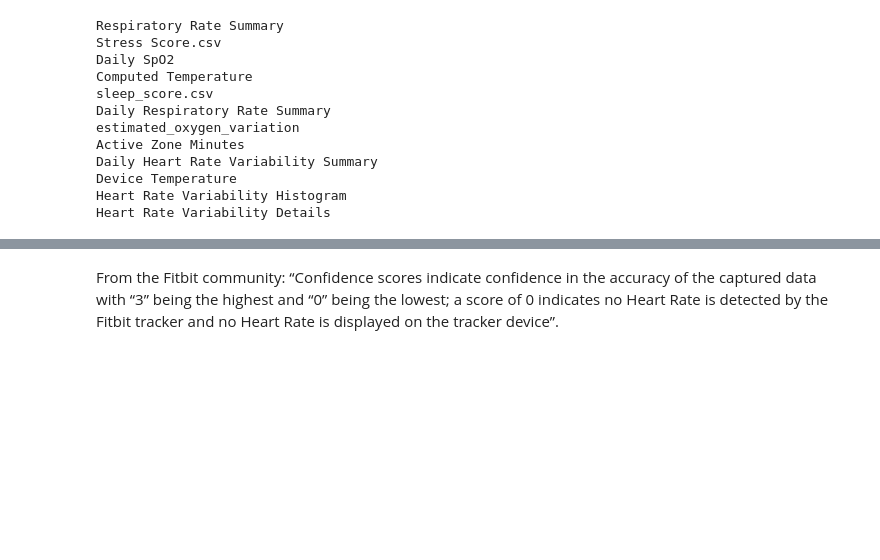
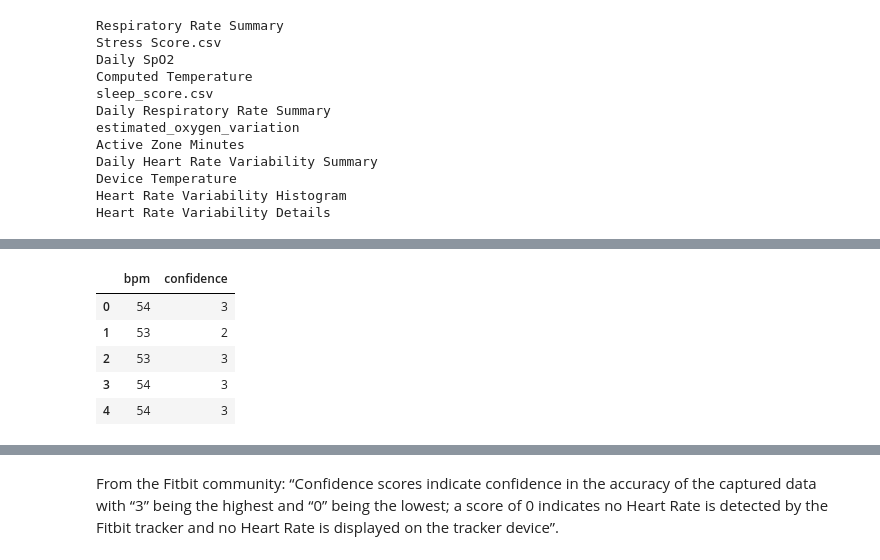
Before and after one commit to jackie-kinsler/sleep_analysis_py, a Jupyter notebook: fitbit_analysis.ipynb, the cells around one changed output, grey strips where cells are left out. Cells and saved outputs as stored; diff of their text form; code cells hidden in the pictures; blank space fills up the shorter version.

```diff
--- a/fitbit_analysis.ipynb
+++ b/fitbit_analysis.ipynb
@@ -92,0 +85,5 @@ heart_rate-2018-01-14.json
+# %%
+# /Users/jackiekinsler/projects/sleep_analysis_py/test_dir
+# /Users/jackiekinsler/projects/sleep_analysis_py/physical_data/heart_rate
+
+bpm_nested = import_data_from_dir('heart_rate-', '/Users/jackiekinsler/projects/sleep_analysis_py/physical_data/heart_rate')
@@ -92,0 +108,15 @@ heart_rate-2018-01-14.json
+# %%
+bpm_nested.to_pickle("bpm_nested.pkl")
+# Index needs to be reset as there is no primary key
+bpm_nested.reset_index(inplace = True)
+# %%
+bpm_explode = pd.json_normalize(bpm_nested['value'])
+# %%
+bpm_explode.head()
+# %% [output]
+|  | bpm | confidence |
+| 0 | 54 | 3 |
+| 1 | 53 | 2 |
+| 2 | 53 | 3 |
+| 3 | 54 | 3 |
+| 4 | 54 | 3 |
```
Also changed, not shown: parts of 26 cells of this notebook.
